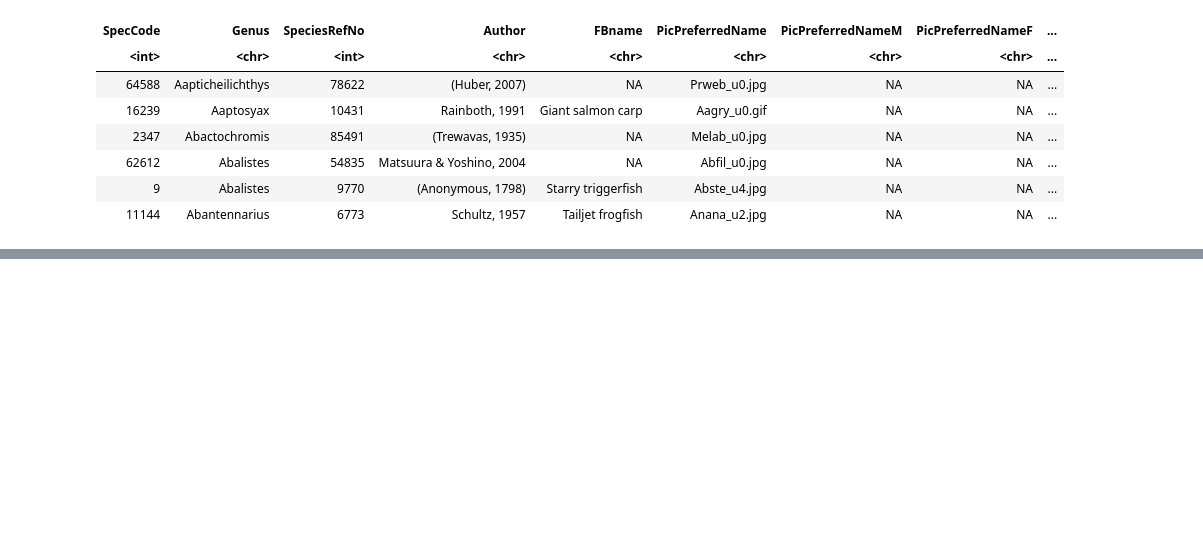
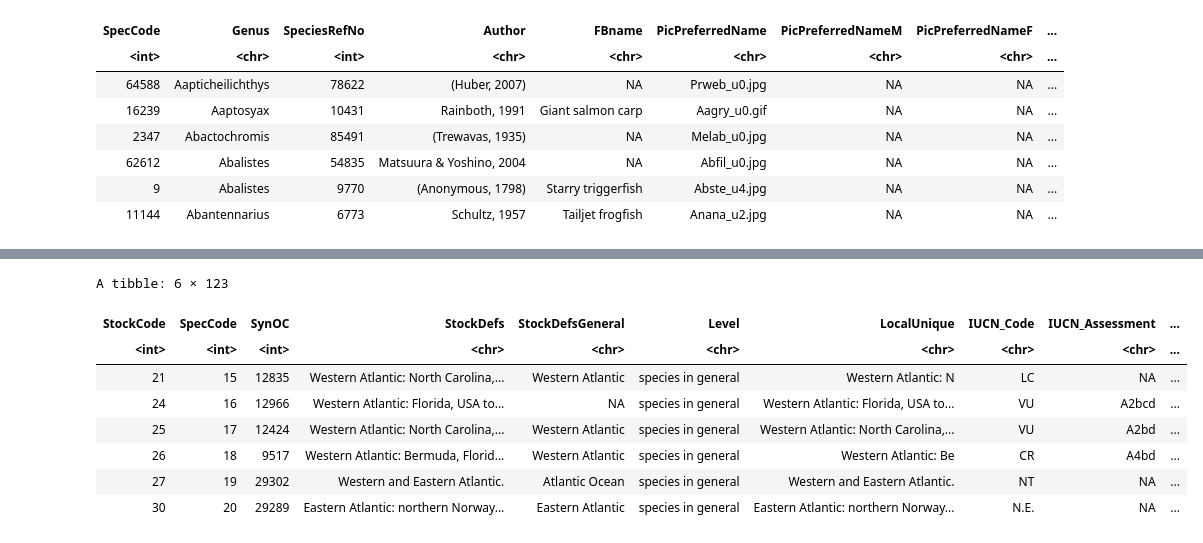
Before and after one commit to nhardemandata/fish-species-project, a Jupyter notebook: r_scripts/r_data_collection.ipynb, the cells around one changed output, grey strips where cells are left out. Drawn from its saved outputs; the diff is of its cells as text; code cells hidden in the pictures; blank space fills up the shorter version.

```diff
--- a/r_scripts/r_data_collection.ipynb
+++ b/r_scripts/r_data_collection.ipynb
@@ -45,0 +83,12 @@ A tibble: 6 × 101
+# %%
+head(stocks_data)
+# %% [output]
+A tibble: 6 × 123
+| StockCode | SpecCode | SynOC | StockDefs | StockDefsGeneral | Level | LocalUnique | IUCN_Code | IUCN_Assessment | ... |
+| <int> | <int> | <int> | <chr> | <chr> | <chr> | <chr> | <chr> | <chr> | ... |
+| 21 | 15 | 12835 | Western Atlantic: North Carolina,... | Western Atlantic | species in general | Western Atlantic: N | LC | NA | ... |
+| 24 | 16 | 12966 | Western Atlantic: Florida, USA to... | NA | species in general | Western Atlantic: Florida, USA to... | VU | A2bcd | ... |
+| 25 | 17 | 12424 | Western Atlantic: North Carolina,... | Western Atlantic | species in general | Western Atlantic: North Carolina,... | VU | A2bd | ... |
+| 26 | 18 | 9517 | Western Atlantic: Bermuda, Florid... | Western Atlantic | species in general | Western Atlantic: Be | CR | A4bd | ... |
+| 27 | 19 | 29302 | Western and Eastern Atlantic. | Atlantic Ocean | species in general | Western and Eastern Atlantic. | NT | NA | ... |
+| 30 | 20 | 29289 | Eastern Atlantic: northern Norway... | Eastern Atlantic | species in general | Eastern Atlantic: northern Norway... | N.E. | NA | ... |
```
Also changed, not shown: parts of 11 cells of this notebook.
